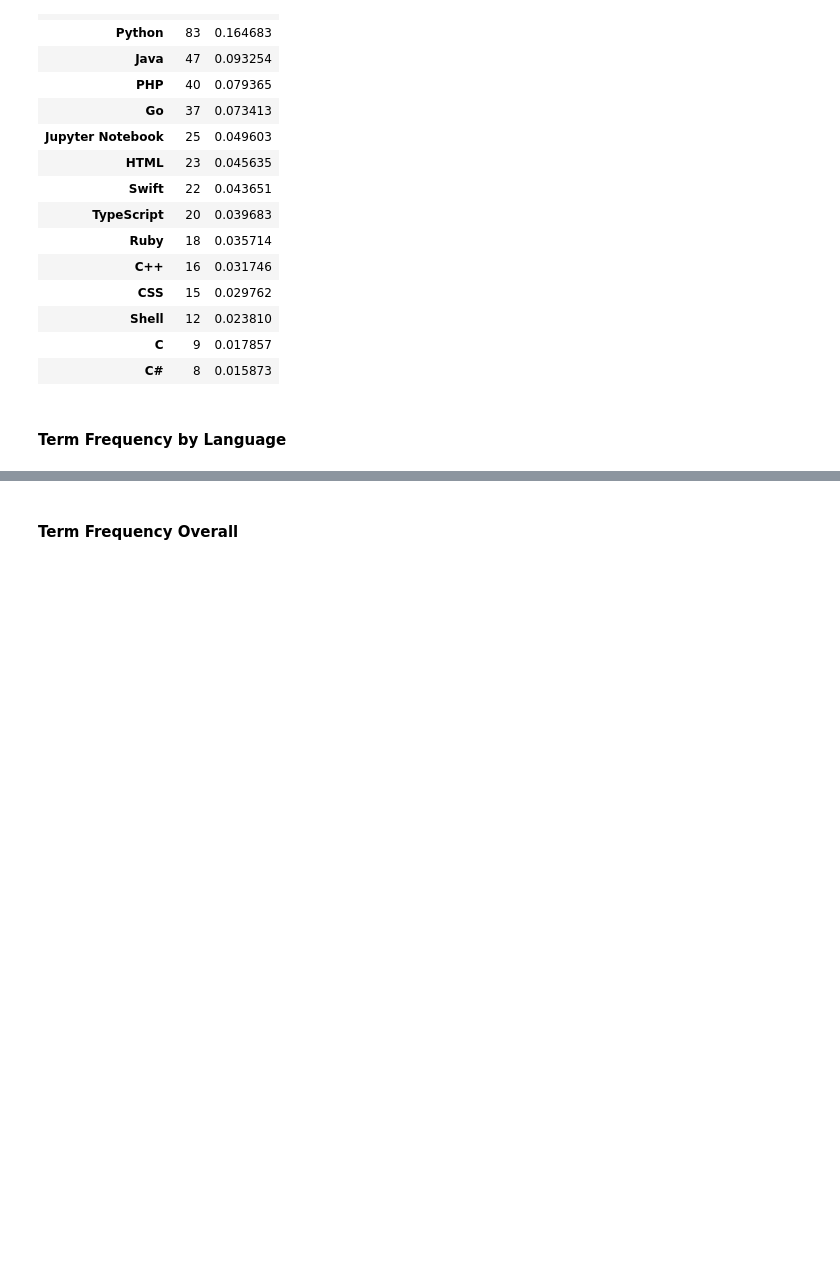
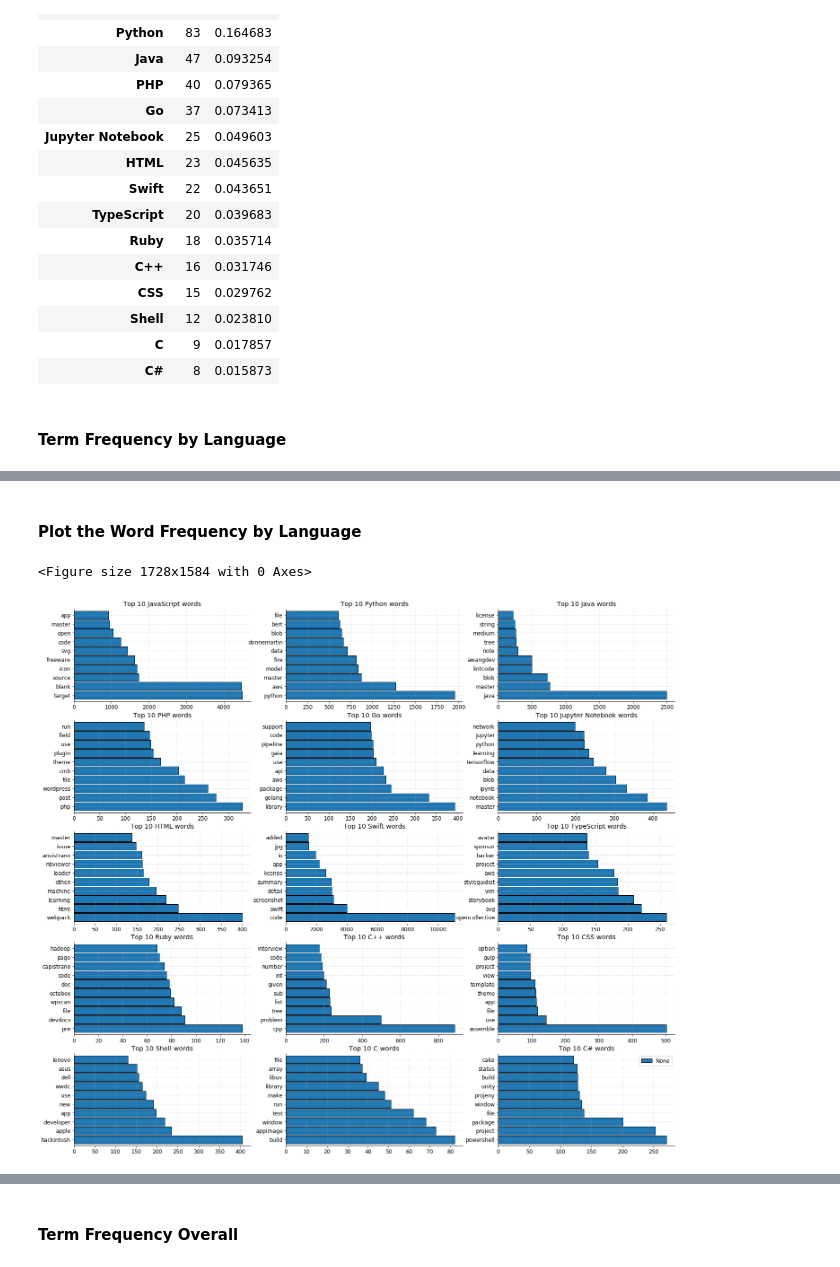
Before and after one commit to pellegrino-nlp/nlp_project, a Jupyter notebook: working_file.ipynb, the cells around one changed output, grey strips where cells are left out. Cells and saved outputs as stored; diff of their text form; code cells hidden in the pictures; blank space fills up the shorter version.

```diff
--- a/working_file.ipynb
+++ b/working_file.ipynb
@@ -280,4 +283,14 @@ pd.concat(
 | C# | 8 | 0.015873 |
 # %% [markdown]
 #### Term Frequency by Language
+# %%
+languages = ['JavaScript', 'Python', 'Java', 'PHP', 'Go', 'Jupyter Notebook',
+             'HTML', 'Swift', 'TypeScript', 'Ruby', 'C++', 'CSS', 'Shell',
+             'C', 'C#']
+# %%
+value_counts_by_language = []
+
+for lang in languages:
+    value_counts = pd.Series(' '.join(df[df.language==lang]['cleaned']).split()).value_counts()
+    value_counts_by_language.append(value_counts)
 # %%
@@ -375,0 +314,17 @@ plt.show()
+# %% [markdown]
+#### Plot the Word Frequency by Language
+# %%
+plt.figure(figsize=(24,22))
+
+plt.figure(figsize=(24, 22))
+for i, lang in enumerate(value_counts_by_language):
+    subplot(5, 3, i+1)
+    lang.sort_values(ascending=False)[0:10].plot.barh(width=.9)
+    title(f'Top 10 {languages[i]} words')
+
+
+plt.legend()
+plt.show()
+# %% [output]
+<Figure size 1728x1584 with 0 Axes>
+[figure, added]
```
Also changed, not shown: parts of 29 cells of this notebook, 1 other file.
